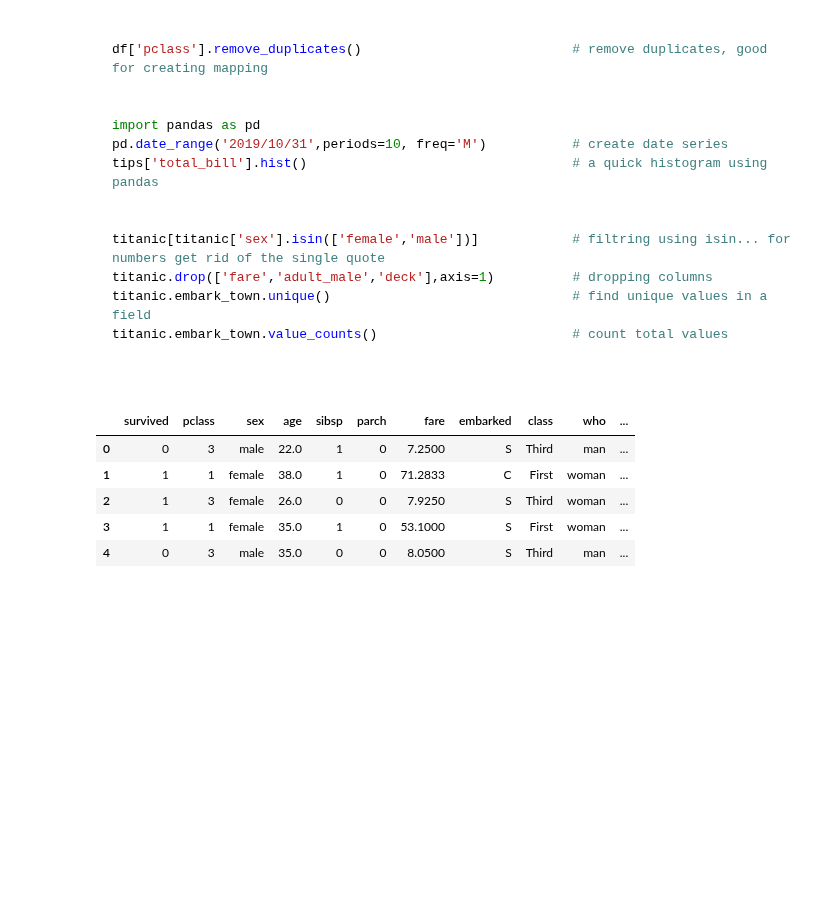
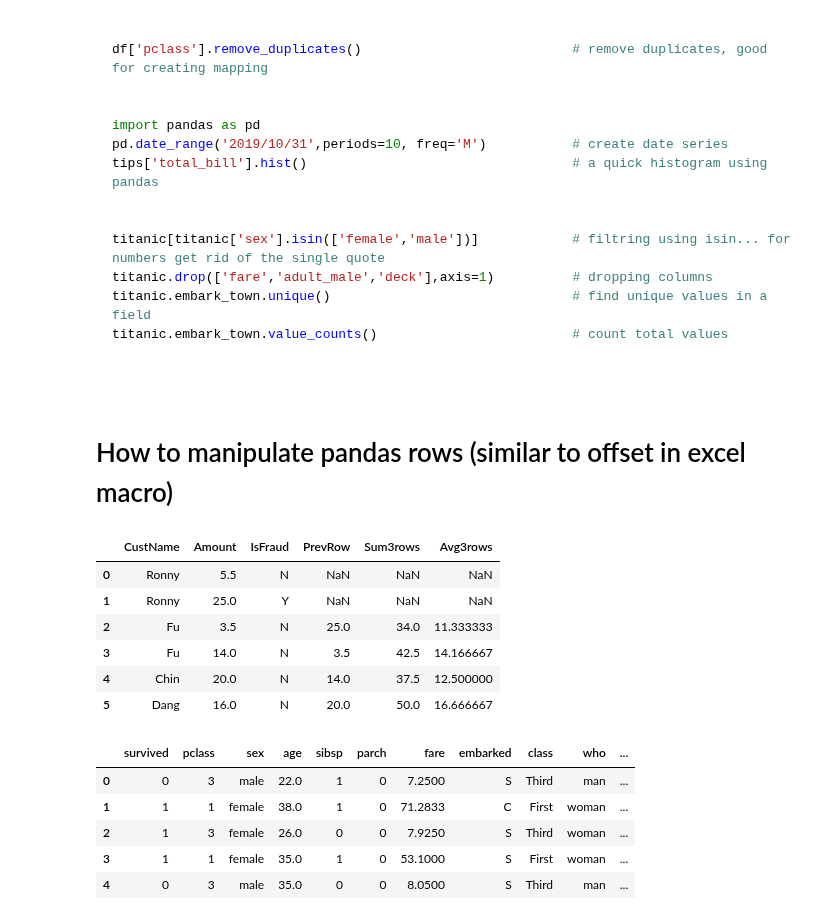
Before and after one commit to RonnyCh/mydsbook, a Jupyter notebook: myBook.ipynb, the cells around one changed output. Saved outputs shown, nothing was run; the diff lists cells and outputs as text; code cells hidden in the pictures; blank space fills up the shorter version.

````diff
--- a/myBook.ipynb
+++ b/myBook.ipynb
@@ -154,0 +170,5 @@ Basic question why numpy array instead of python list?
+# %%
+i = 0
+while i < 10:
+    print(i, end=' ')
+    i += 1
@@ -237,6 +348,30 @@ titanic.embark_town.value_counts()                         # count total values
 
 
 ```
+# %% [markdown]
+# How to manipulate pandas rows (similar to offset in excel macro)
+# %%
+import pandas as pd
+df = pd.DataFrame({'CustName' : ['Ronny', 'Ronny', 'Fu', 'Fu', 'Chin', 'Dang'],
+                   'Amount' : [5.5, 25, 3.5, 14, 20, 16],
+                   'IsFraud' : ['N', 'Y', 'N', 'N', 'N', 'N']})
+
+
+# use for (looping) and loc index to move or offsetting between rows
+for i in range(2,len(df['Amount'])):
+    df.loc[i,'PrevRow'] = df.loc[i-1,'Amount']
+    df.loc[i,'Sum3rows'] = sum(df.loc[i-2:i,'Amount'])
+    df.loc[i,'Avg3rows'] = sum(df.loc[i-2:i,'Amount'])/len(df.loc[i-2:i,'Amount'])   # average is done using sum/len
+
+df
+# %% [output]
+|  | CustName | Amount | IsFraud | PrevRow | Sum3rows | Avg3rows |
+| 0 | Ronny | 5.5 | N | NaN | NaN | NaN |
+| 1 | Ronny | 25.0 | Y | NaN | NaN | NaN |
+| 2 | Fu | 3.5 | N | 25.0 | 34.0 | 11.333333 |
+| 3 | Fu | 14.0 | N | 3.5 | 42.5 | 14.166667 |
+| 4 | Chin | 20.0 | N | 14.0 | 37.5 | 12.500000 |
+| 5 | Dang | 16.0 | N | 20.0 | 50.0 | 16.666667 |
 # %%
 titanic.head()
 # %% [output]
````
Also changed, not shown: parts of 45 cells of this notebook.
